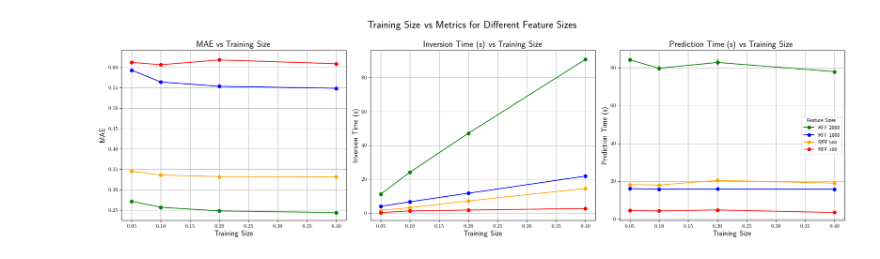
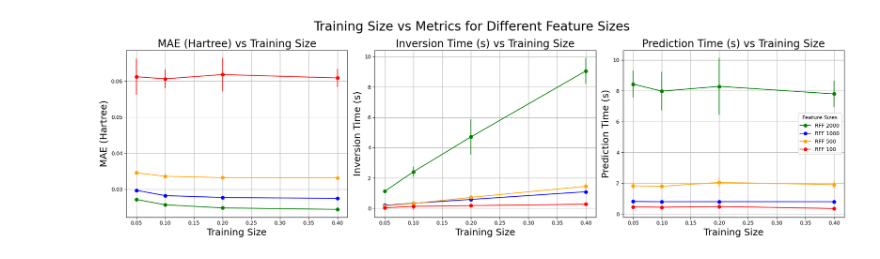
Before and after one commit to gunmin0826/CSC2515_NCSI, a Jupyter notebook: Kernel/qm9_plot.ipynb, the cells around one changed output. Drawn from its saved outputs; the diff is of its cells as text; code cells hidden in the pictures.

```diff
--- a/Kernel/qm9_plot.ipynb
+++ b/Kernel/qm9_plot.ipynb
@@ -2,7 +2,3 @@
 import matplotlib.pyplot as plt
 import numpy as np
 import pandas as pd
-# %%
-# Load npz file
-data = np.load('dataset/qm9_1000_rff.npz')
-keys = list(data.keys())
@@ -52,19 +4,0 @@ for key in richard_data_keys:
-# %%
-richard_data = np.load('time_diff/RFF_n100.npz')
-richard_data_keys = list(richard_data.keys())
-
-plt.rc('text', usetex=True)
-x_axis = [0.05, 0.1, 0.2, 0.4]
-y_label_dict = {'maes': 'MAE', 'time_to_invert': 'Inversion Time (s)', 'time_to_predict': 'Prediction Time (s)'}
-for key in richard_data_keys:
-    summed = np.sum(richard_data[key], axis=0)
-    stddev = np.std(richard_data[key], axis=0, ddof=0)
-    # Set x axis values from x_axis
-    # plt.xticks(np.arange(summed.shape[0]), x_axis)
-    plt.plot(x_axis, summed, marker='o', color='b')
-    plt.errorbar(x_axis, summed, yerr=stddev, color='b', fmt='o')
-    plt.ylabel(y_label_dict[key], fontsize=14)
-    plt.xlabel('Training Size', fontsize=14)
-    plt.title('RFF ' + y_label_dict[key] + ' vs Training Size for 100 features', fontsize=16)
-    plt.savefig('RFF_100_QM9_training_size_vs_' + key + '.pdf')
-    plt.show()
@@ -158,7 +21,7 @@ for dataset in [data_2000, data_1000, data_500, data_100]:
 
 # Define x-axis and y-axis labels
 x_axis = [0.05, 0.1, 0.2, 0.4]
-y_label_dict = {'maes': 'MAE', 'time_to_invert': 'Inversion Time (s)',
+y_label_dict = {'maes': 'MAE (Hartree)', 'time_to_invert': 'Inversion Time (s)',
                 'time_to_predict': 'Prediction Time (s)'}
 
 # Extract keys for each dataset
@@ -173,36 +36,36 @@ fig, axs = plt.subplots(1, 3, figsize=(20, 6))
 # Iterate over metrics to plot them on different subplots
 for i, key in enumerate(['maes', 'time_to_invert', 'time_to_predict']):  # Specify keys explicitly
     # Plot data for each feature size on the same subplot
     for data, keys, label, color in zip(
         [data_2000, data_1000, data_500, data_100],
         [data_2000_keys, data_1000_keys, data_500_keys, data_100_keys],
         ['RFF 2000', 'RFF 1000', 'RFF 500', 'RFF 100'],
         ['g', 'b', 'orange', 'r']
     ):
         if key in keys:  # Ensure the key exists in the dataset
-            summed = np.sum(data[key], axis=0)
+            summed = np.mean(data[key], axis=0)
             stddev = np.std(data[key], axis=0, ddof=0)
             axs[i].plot(x_axis, summed, marker='o', color=color, label=label)
             axs[i].errorbar(x_axis, summed, yerr=stddev, color=color, fmt='o')
 
     # Customize subplot
-    axs[i].set_ylabel(y_label_dict[key], fontsize=14)
-    axs[i].set_xlabel('Training Size', fontsize=14)
-    axs[i].set_title(f'{y_label_dict[key]} vs Training Size', fontsize=16)
+    axs[i].set_ylabel(y_label_dict[key], fontsize=18)
+    axs[i].set_xlabel('Training Size', fontsize=18)
+    axs[i].set_title(f'{y_label_dict[key]} vs Training Size', fontsize=20)
     axs[i].grid(True)
 
 # Add legend to the last subplot
 axs[-1].legend(title="Feature Sizes", loc='center right')
 
 # Set a global title
-fig.suptitle('Training Size vs Metrics for Different Feature Sizes', fontsize=20)
+fig.suptitle('Training Size vs Metrics for Different Feature Sizes', fontsize=24)
 
 # Adjust layout
 plt.tight_layout()
 plt.subplots_adjust(top=0.85)
 
 # Save the plot
 plt.savefig('Training_Size_vs_Metrics_Subplots_Renamed.pdf')
 plt.show()
 # %% [output]
-[figure, old version]
+[figure, new version]
```
Also changed, not shown: parts of 5 cells of this notebook, 4 other files.
